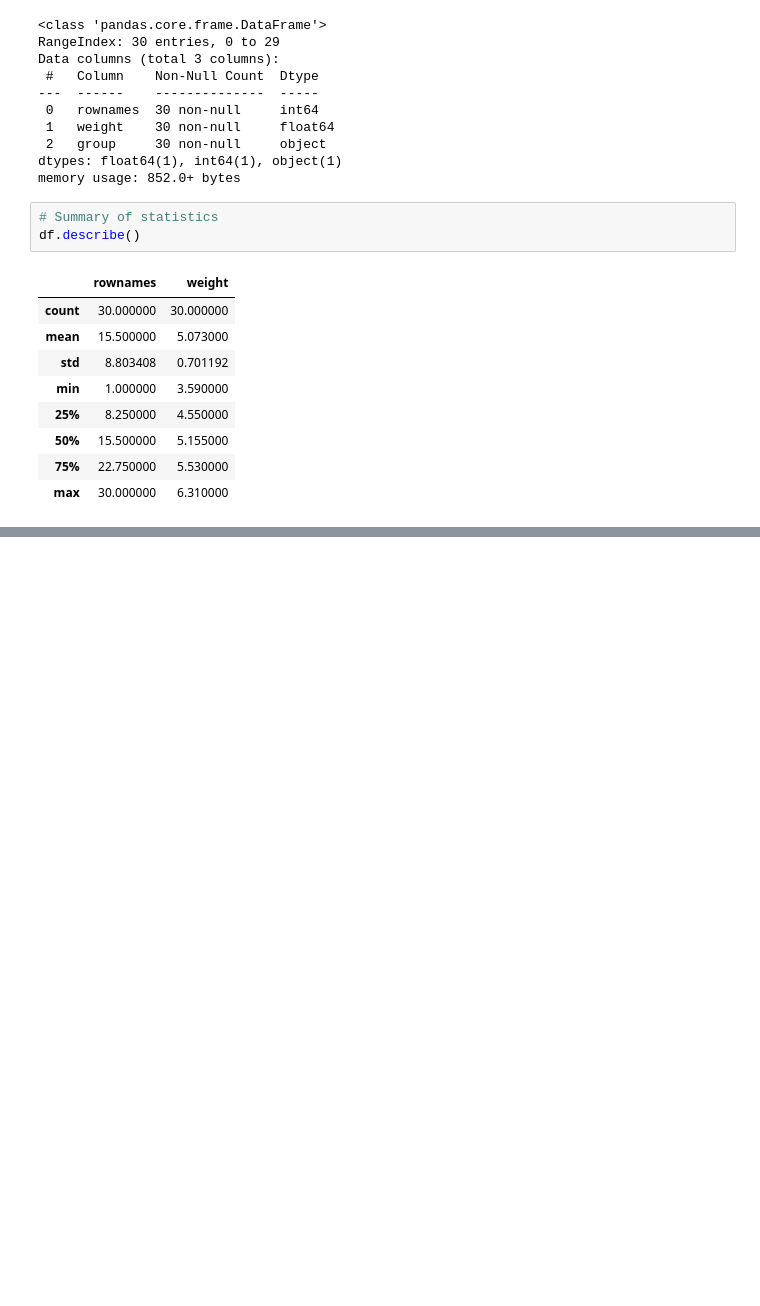
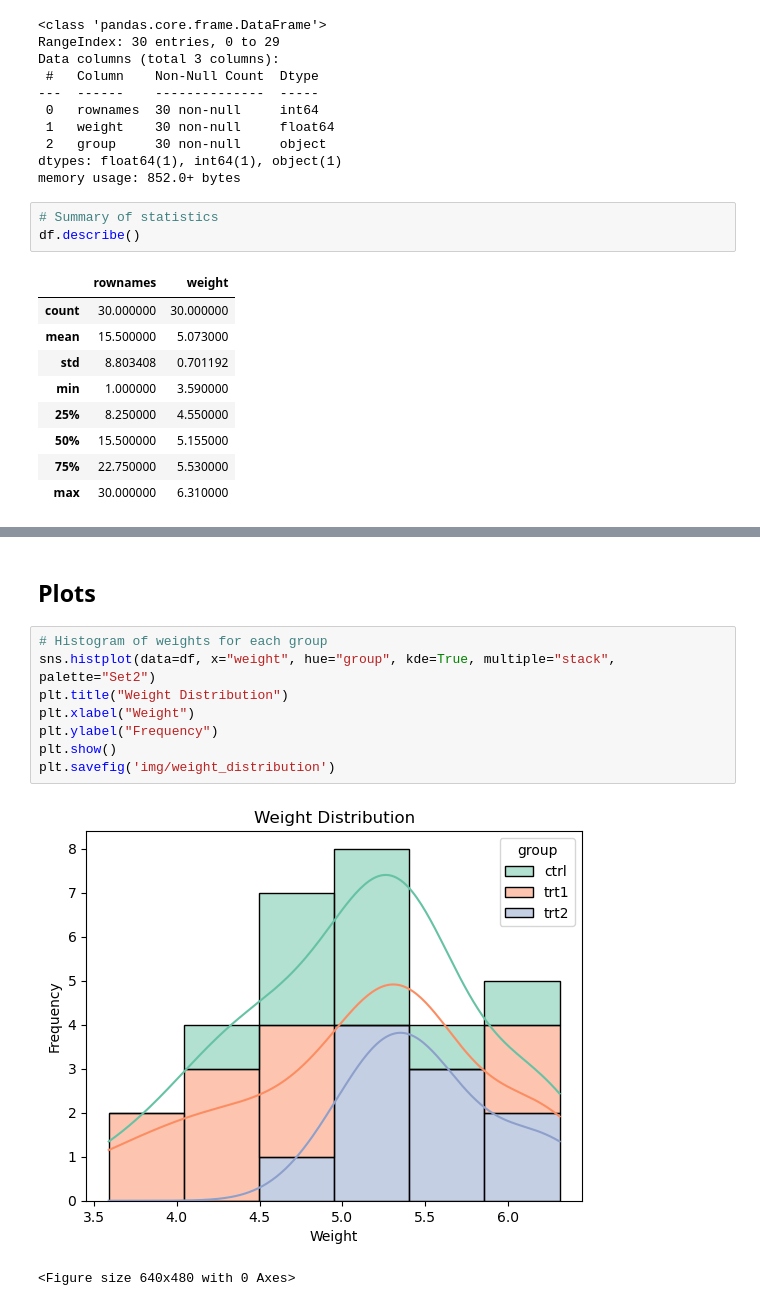
Before and after one commit to PCM11/applied-statistics, a Jupyter notebook: project.ipynb, the cells around one changed output, grey strips where cells are left out. Cells and saved outputs as stored; diff of their text form; blank space fills up the shorter version.

```diff
--- a/project.ipynb
+++ b/project.ipynb
@@ -63 +175,14 @@ df.describe()
+# %% [markdown]
+## Plots
+# %%
+# Histogram of weights for each group
+sns.histplot(data=df, x="weight", hue="group", kde=True, multiple="stack", palette="Set2")
+plt.title("Weight Distribution")
+plt.xlabel("Weight")
+plt.ylabel("Frequency")
+plt.show()
+plt.savefig('img/weight_distribution')
+# %% [output]
+[figure, added]
+<Figure size 640x480 with 0 Axes>
 # %%
```
Also changed, not shown: parts of 24 cells of this notebook, 4 other files.
